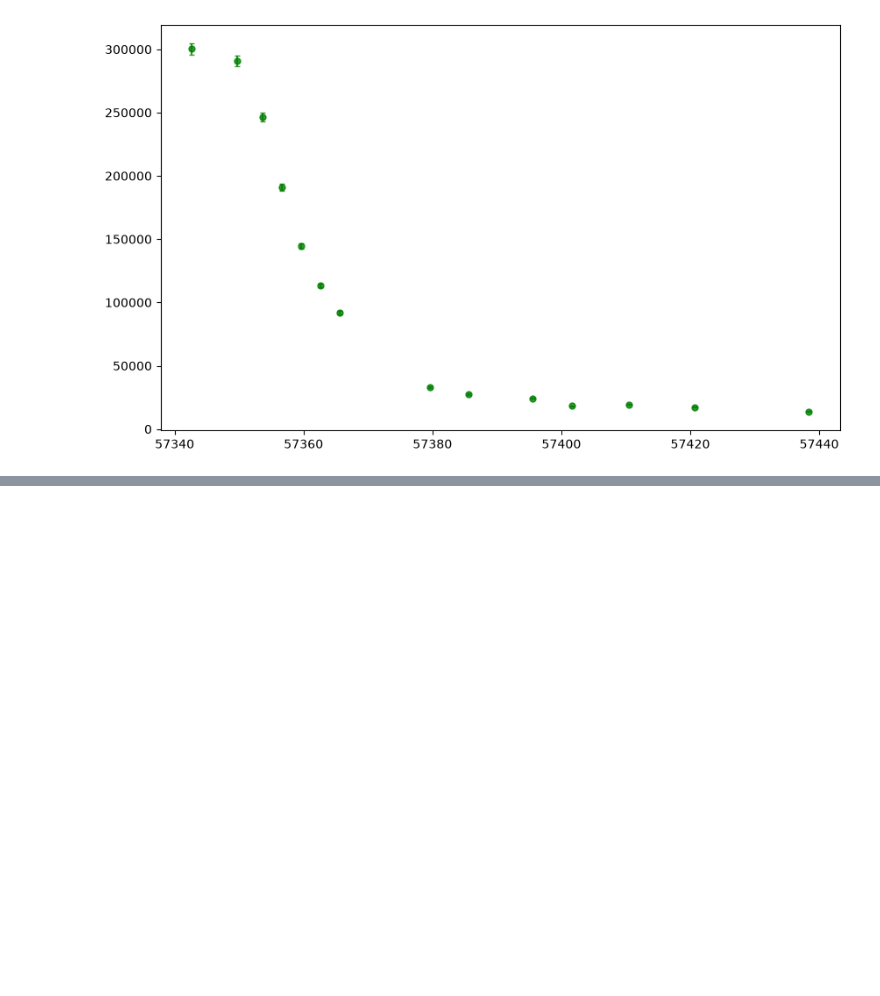
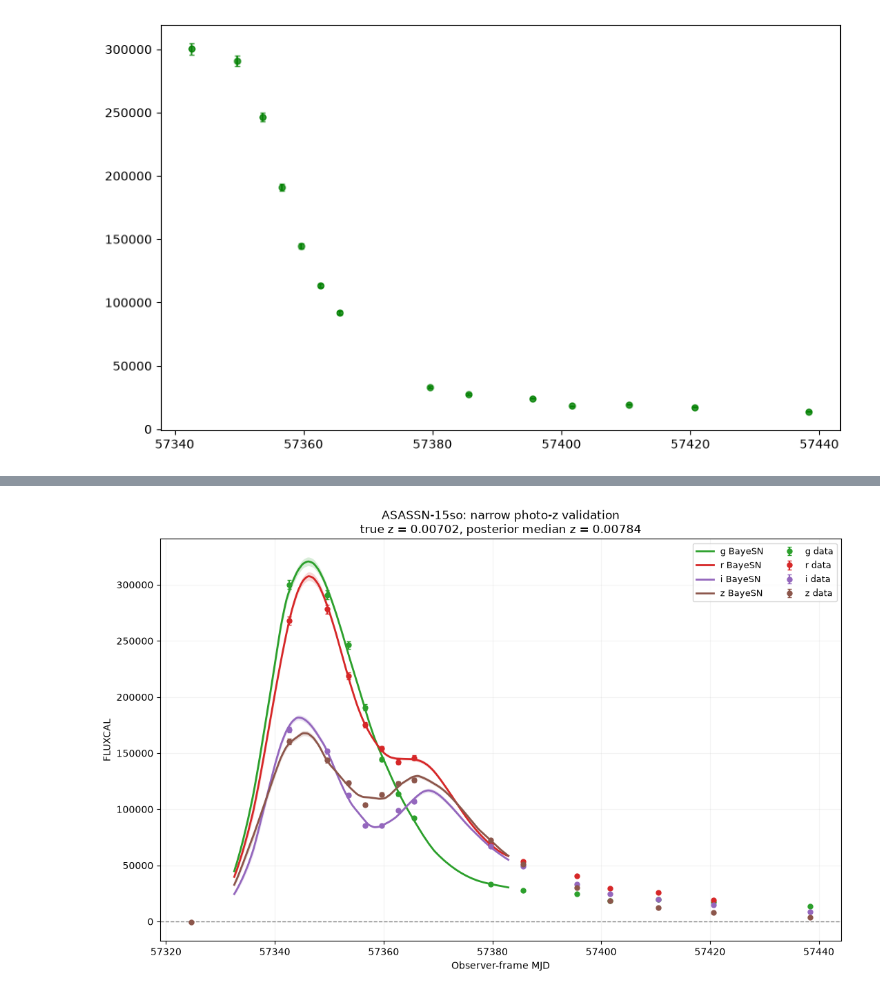
Before and after one commit to jennake/bayesn-lsst-project, a Jupyter notebook: notebooks/begin_fits.ipynb, the cells around one changed output, grey strips where cells are left out. Saved outputs shown, nothing was run; the diff lists cells and outputs as text; code cells hidden in the pictures; blank space fills up the shorter version.

Commit message:
Debug plot issue with photoz fits

```diff
--- a/notebooks/begin_fits.ipynb
+++ b/notebooks/begin_fits.ipynb
@@ -3328,0 +3475,14 @@ NameError: name 'fit' is not defined
+# %%
+validation_data = (
+    detections_df.loc[
+        detections_df["SNID"] == snid
+    ]
+    .sort_values("MJD")
+    .copy()
+)
+
+print(
+    validation_data[
+        ["MJD", "FLT", "FLUXCAL", "FLUXCALERR"]
+    ].head()
+)
@@ -3328,0 +3496,85 @@ NameError: name 'fit' is not defined
+# %%
+short_bands = ["g", "r", "i", "z"]
+
+band_colours = {
+    "g": "#2CA02C",
+    "r": "#D62728",
+    "i": "#9467BD",
+    "z": "#8C564B",
+}
+
+fig, ax = plt.subplots(figsize=(11, 7))
+
+mjd_grid = validation_mjd[0]
+
+for band_index, band in enumerate(short_bands):
+    colour = band_colours[band]
+
+    observed = validation_data.loc[
+        validation_data["FLT"].astype(str).str.strip() == band
+    ]
+
+    # Actual Foundation observations
+    ax.errorbar(
+        observed["MJD"],
+        observed["FLUXCAL"],
+        yerr=observed["FLUXCALERR"],
+        fmt="o",
+        ms=5,
+        capsize=2,
+        color=colour,
+        label=f"{band} data",
+        zorder=3,
+    )
+
+    # Photo-z posterior-predictive fit
+    model_flux = validation_mean[0, band_index]
+    model_std = validation_std[0, band_index]
+
+    ax.plot(
+        mjd_grid,
+        model_flux,
+        color=colour,
+        linewidth=2,
+        label=f"{band} BayeSN",
+        zorder=2,
+    )
+
+    ax.fill_between(
+        mjd_grid,
+        model_flux - model_std,
+        model_flux + model_std,
+        color=colour,
+        alpha=0.18,
+        linewidth=0,
+        zorder=1,
+    )
+
+ax.axhline(
+    0,
+    color="0.5",
+    linestyle="--",
+    linewidth=1,
+)
+
+z_median = np.median(
+    np.asarray(validation_samples["z"])
+)
+
+ax.set(
+    xlabel="Observer-frame MJD",
+    ylabel="FLUXCAL",
+    title=(
+        f"{snid}: narrow photo-z validation\n"
+        f"true z = {true_z:.5f}, "
+        f"posterior median z = {z_median:.5f}"
+    ),
+)
+
+ax.legend(ncol=2, fontsize=9)
+ax.grid(alpha=0.15)
+
+plt.tight_layout()
+plt.show()
+# %% [output]
+[figure, added]
```
Also changed, not shown: parts of 15 cells of this notebook, 2 other files.
